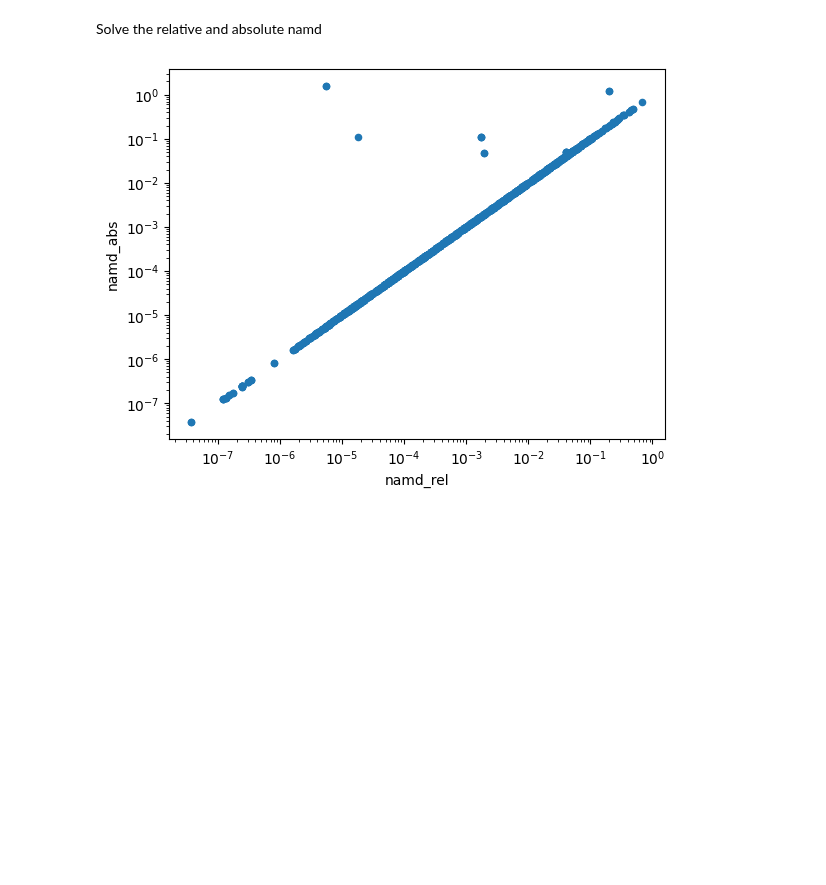
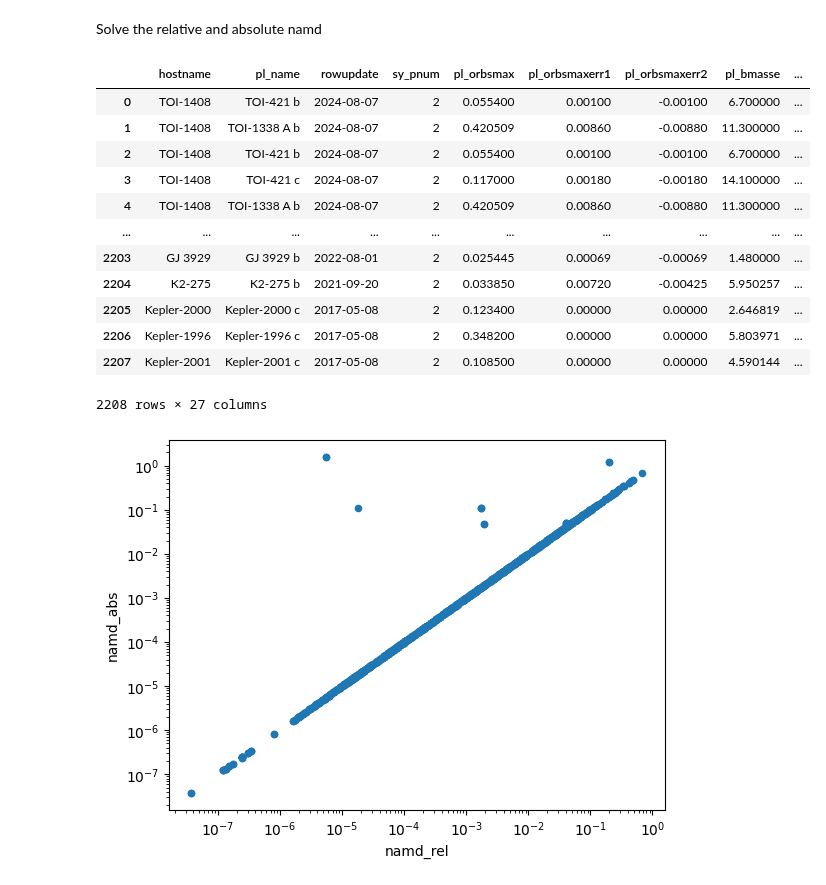
Before and after one commit to abocchieri/ExoNAMD, a Jupyter notebook: notebooks/api.ipynb, the cells around one changed output. Cells and saved outputs as stored; diff of their text form; code cells hidden in the pictures; blank space fills up the shorter version.

```diff
--- a/notebooks/api.ipynb
+++ b/notebooks/api.ipynb
@@ -263,3 +263,19 @@ df = groupby_apply_merge(df, "hostname", solve_namd, kind="abs")
+# %%
+df
+# %% [output]
+|  | hostname | pl_name | rowupdate | sy_pnum | pl_orbsmax | pl_orbsmaxerr1 | pl_orbsmaxerr2 | pl_bmasse | ... |
+| 0 | TOI-1408 | TOI-421 b | 2024-08-07 | 2 | 0.055400 | 0.00100 | -0.00100 | 6.700000 | ... |
+| 1 | TOI-1408 | TOI-1338 A b | 2024-08-07 | 2 | 0.420509 | 0.00860 | -0.00880 | 11.300000 | ... |
+| 2 | TOI-1408 | TOI-421 b | 2024-08-07 | 2 | 0.055400 | 0.00100 | -0.00100 | 6.700000 | ... |
+| 3 | TOI-1408 | TOI-421 c | 2024-08-07 | 2 | 0.117000 | 0.00180 | -0.00180 | 14.100000 | ... |
+| 4 | TOI-1408 | TOI-1338 A b | 2024-08-07 | 2 | 0.420509 | 0.00860 | -0.00880 | 11.300000 | ... |
+| ... | ... | ... | ... | ... | ... | ... | ... | ... | ... |
+| 2203 | GJ 3929 | GJ 3929 b | 2022-08-01 | 2 | 0.025445 | 0.00069 | -0.00069 | 1.480000 | ... |
+| 2204 | K2-275 | K2-275 b | 2021-09-20 | 2 | 0.033850 | 0.00720 | -0.00425 | 5.950257 | ... |
+| 2205 | Kepler-2000 | Kepler-2000 c | 2017-05-08 | 2 | 0.123400 | 0.00000 | 0.00000 | 2.646819 | ... |
+| 2206 | Kepler-1996 | Kepler-1996 c | 2017-05-08 | 2 | 0.348200 | 0.00000 | 0.00000 | 5.803971 | ... |
+| 2207 | Kepler-2001 | Kepler-2001 c | 2017-05-08 | 2 | 0.108500 | 0.00000 | 0.00000 | 4.590144 | ... |
+2208 rows × 27 columns
 # %%
 _ = df[["namd_rel", "namd_abs"]].plot(
     kind="scatter", x="namd_rel", y="namd_abs", loglog=True
```
Also changed, not shown: parts of 7 cells of this notebook, 1 other file.
